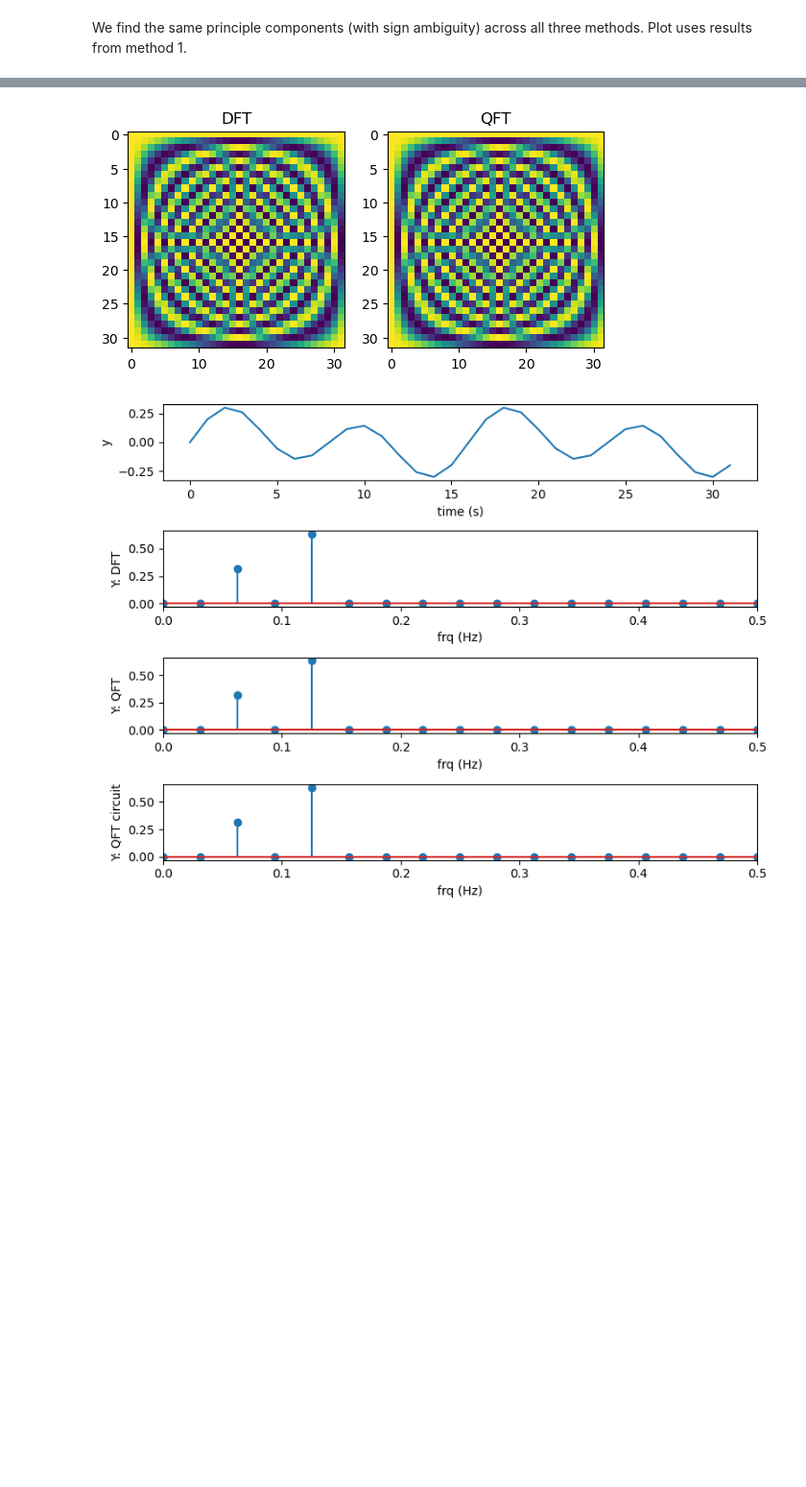
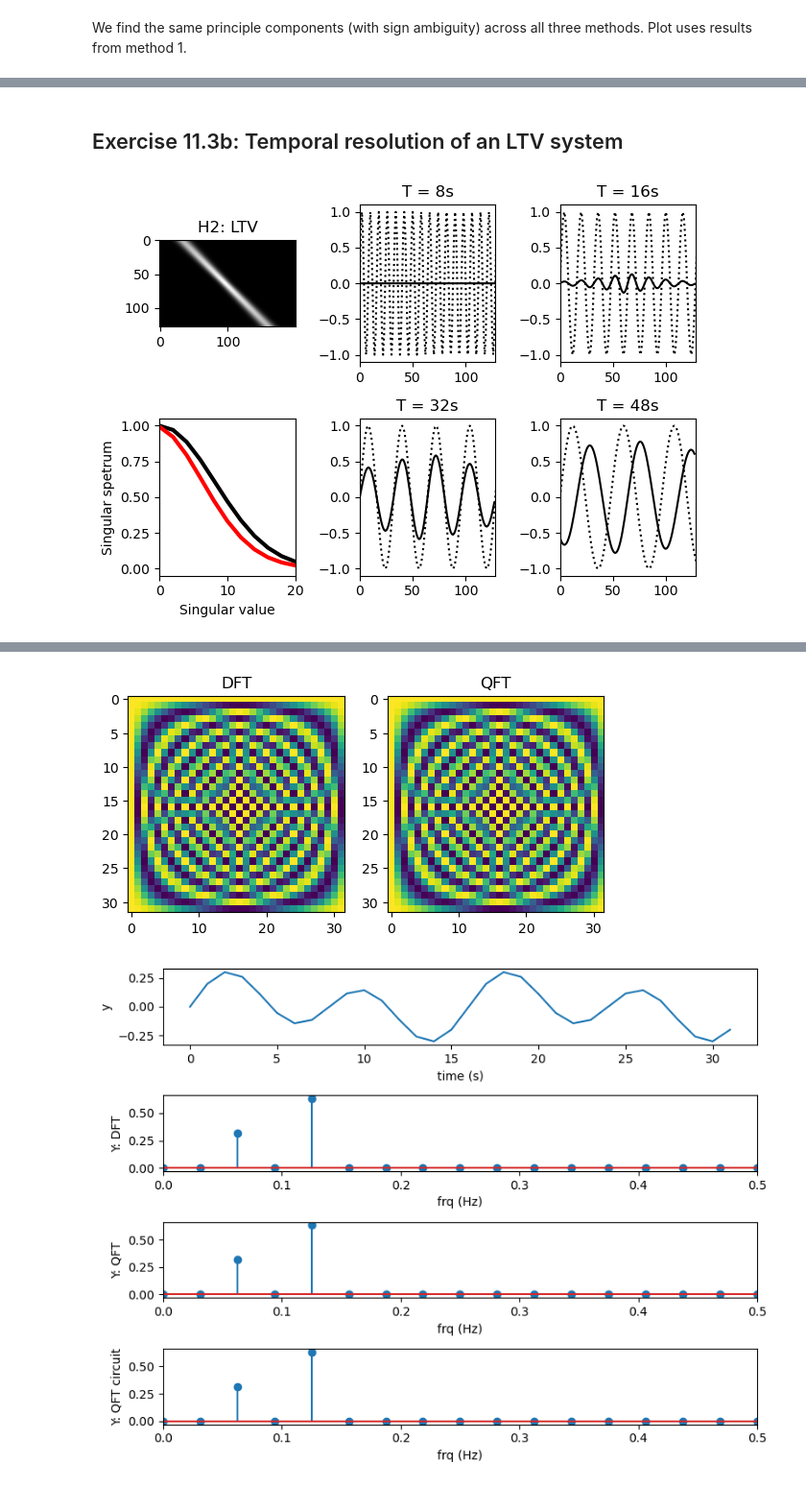
Before and after one commit to willn2/LAbook_code, a Jupyter notebook: PythonCodeLABook.ipynb, the cells around one changed output, grey strips where cells are left out. Shown at 96% size. Saved outputs shown, nothing was run; the diff lists cells and outputs as text; code cells hidden in the pictures; blank space fills up the shorter version.

```diff
--- a/PythonCodeLABook.ipynb
+++ b/PythonCodeLABook.ipynb
@@ -454,0 +555,72 @@ We find the same principle components (with sign ambiguity) across all three met
+# %% [markdown]
+## Exercise 11.3b: Temporal resolution of an LTV system
+# %%
+from scipy.linalg import toeplitz # for easy teoplitz marix generation
+from numpy.linalg import svd # import the svd function
+
+M, N, s1, ds = 128, 200, 7, 2 # Number of samples and parameters associated with the time dependent standard deviation of the gaussian
+
+t = np.arange(0,N) # time
+s = np.zeros((M)) # std
+
+# Create s - a vector of standard deviations to alter the impulse response
+for i in range(int(M/2)):
+    s[i] = s1 - ds*i/(M/2)
+    s[M-i-1] = s[i]
+
+# plt.plot(s)
+
+# Create the LTV impulse response matrix
+H2 = np.zeros((M,N))
+for j in range(M):
+    H2[j,:] = np.exp(-(t-(j+M/4))**2/(2*s[j]**2))/(s[j]*np.sqrt(2*np.pi))
+
+# Image H2
+fig, ax = plt.subplots(2,3)
+ax[0,0].imshow(H2,cmap='gray');
+ax[0,0].set_title('H2: LTV');
+
+# Apply sinusoids with different periods as input
+T0 = np.array([8,16,32,48])
+X2 = np.zeros((len(T0),N))
+for i in range(len(T0)): # generate input signals (pure tone sine waves)
+    T = T0[i]
+    X2[i,:] = np.sin(2*np.pi*t/T0[i])
+Y2 = H2 @ X2.T # convolve and get outputs (mult)
+
+# Compute the singular spectra of H and H2
+_, S1, _ = svd(H) # Get singular values
+_, S2, _ = svd(H2)
+
+# Reorder
+idxs = np.argsort(S1)[::-1] # sort then reverse order for descending
+S1 = S1[idxs]
+idxs = np.argsort(S2)[::-1] # sort then reverse order for descending
+S2 = S2[idxs]
+# plot singular value spectra
+ax[1,0].plot(tt[::2],S1[::2],'k',lw=3)
+ax[1,0].plot(tt[::2],S2[::2],'r',lw=3)
+ax[1,0].set_xlim([0,20])
+ax[1,0].set_xlabel('Singular value')
+ax[1,0].set_ylabel('Singular spetrum')
+
+# Plotting the I/O pairs with labeled periods
+ax[0,1].plot(t,X2[0,:],'k:')
+ax[0,1].plot(t[0:M],Y2[:,0],'k')
+ax[0,1].set_title('T = '+str(T0[0])+'s')
+ax[0,1].set_xlim([0,128])
+ax[0,2].plot(t,X2[1,:],'k:')
+ax[0,2].plot(t[0:M],Y2[:,1],'k')
+ax[0,2].set_title('T = '+str(T0[1])+'s')
+ax[0,2].set_xlim([0,128])
+ax[1,1].plot(t,X2[2,:],'k:')
+ax[1,1].plot(t[0:M],Y2[:,2],'k')
+ax[1,1].set_title('T = '+str(T0[2])+'s')
+ax[1,1].set_xlim([0,128])
+ax[1,2].plot(t,X2[3,:],'k:')
+ax[1,2].plot(t[0:M],Y2[:,3],'k')
+ax[1,2].set_title('T = '+str(T0[3])+'s')
+ax[1,2].set_xlim([0,128])
+fig.tight_layout()
+# %% [output]
+[figure, added]
```
Also changed, not shown: parts of 20 cells of this notebook, 1 other file.
